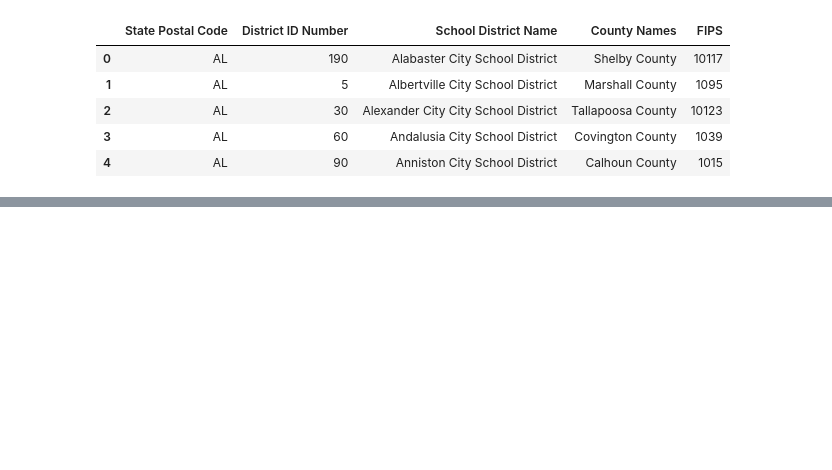
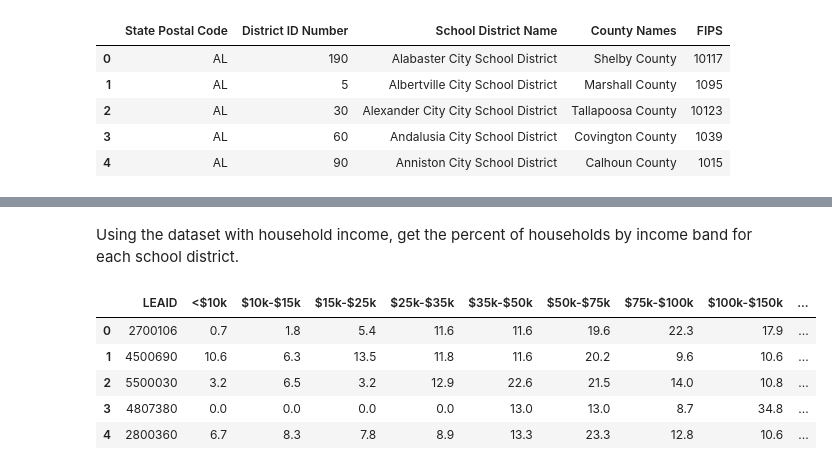
Before and after one commit to NalaniKai/data-512-final, a Jupyter notebook: Covid19ImpactOnEducation.ipynb, the cells around one changed output, grey strips where cells are left out. Saved outputs shown, nothing was run; the diff lists cells and outputs as text; code cells hidden in the pictures; blank space fills up the shorter version.

Commit message:
Data preparation for covid19 school policies with demographics and case counts

```diff
--- a/Covid19ImpactOnEducation.ipynb
+++ b/Covid19ImpactOnEducation.ipynb
@@ -204,0 +238,13 @@ covid_cases_schools.head()
+# %%
+def clean_demographic_data(df_dict, data_file):
+    df = pd.read_csv(data_file, sep='|')
+    keep = ["LEAID"]
+    keep.extend(df_dict.values())
+    for k,v in df_dict.items():
+        df[v] = df[k]
+
+    current_cols = df.columns.values
+    remove_cols = [col for col in current_cols if col not in keep]
+    df.drop(columns=remove_cols, axis=1, inplace=True)
+    df['LEAID'] = df['LEAID'].apply(lambda f: int(f) if is_integer(f) else -1)
+    return df
@@ -204,0 +282,16 @@ covid_cases_schools.head()
+# %% [markdown]
+Using the dataset with household income, get the percent of households by income band for each school district.
+# %%
+income_data_file = "Data/Demographics/CDP03.2_102_USSchoolDistrictAll_111234614792.txt"
+income_dict = {"CDP03.2_6pct": "<$10k", "CDP03.2_7pct": "$10k-$15k", "CDP03.2_8pct": "$15k-$25k", "CDP03.2_9pct": "$25k-$35k",
+                "CDP03.2_10pct": "$35k-$50k", "CDP03.2_11pct": "$50k-$75k", "CDP03.2_12pct": "$75k-$100k", "CDP03.2_13pct": "$100k-$150k", "CDP03.2_14pct": "$150k-$200k", "CDP03.2_15pct": "$200k<"}
+
+income_df = clean_demographic_data(income_dict, income_data_file)
+income_df.head()
+# %% [output]
+|  | LEAID | <$10k | $10k-$15k | $15k-$25k | $25k-$35k | $35k-$50k | $50k-$75k | $75k-$100k | $100k-$150k | ... |
+| 0 | 2700106 | 0.7 | 1.8 | 5.4 | 11.6 | 11.6 | 19.6 | 22.3 | 17.9 | ... |
+| 1 | 4500690 | 10.6 | 6.3 | 13.5 | 11.8 | 11.6 | 20.2 | 9.6 | 10.6 | ... |
+| 2 | 5500030 | 3.2 | 6.5 | 3.2 | 12.9 | 22.6 | 21.5 | 14.0 | 10.8 | ... |
+| 3 | 4807380 | 0.0 | 0.0 | 0.0 | 0.0 | 13.0 | 13.0 | 8.7 | 34.8 | ... |
+| 4 | 2800360 | 6.7 | 8.3 | 7.8 | 8.9 | 13.3 | 23.3 | 12.8 | 10.6 | ... |
```
Also changed, not shown: parts of 32 cells of this notebook, 1 other file.
